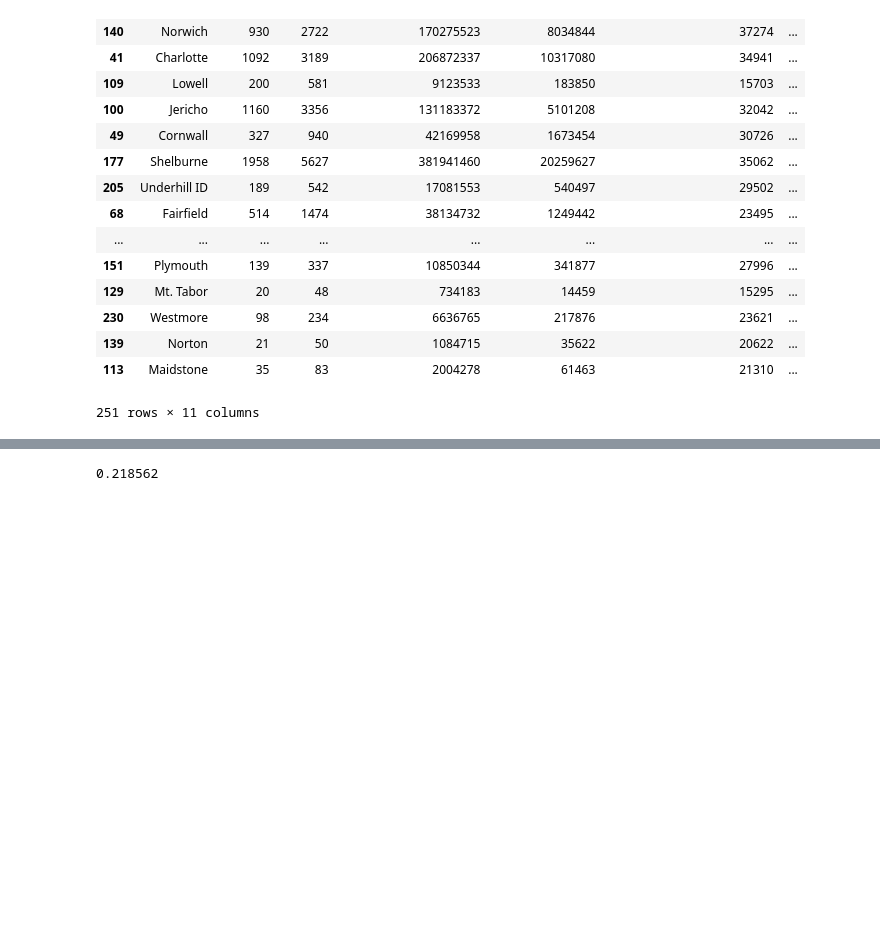
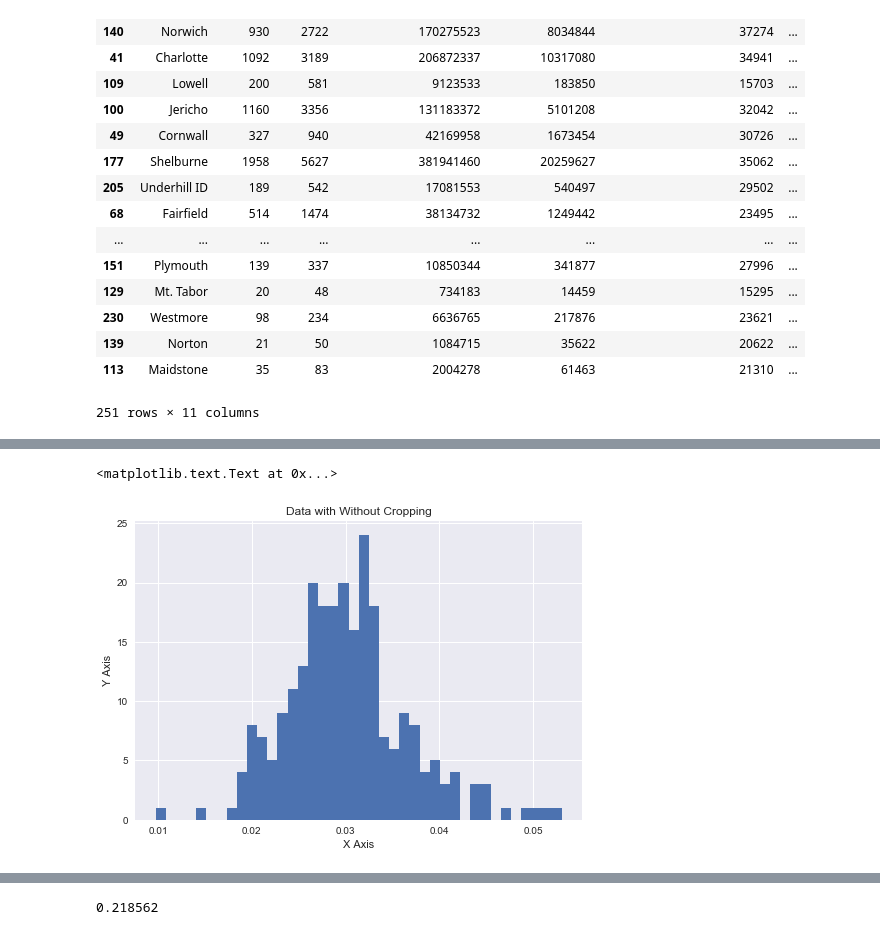
Before and after one commit to kefortney/Vermont-Open-Data, a Jupyter notebook: Income_Stats_2014_Family_By_Town.ipynb, the cells around one changed output, grey strips where cells are left out. Cells and saved outputs as stored; diff of their text form; code cells hidden in the pictures; blank space fills up the shorter version.

```diff
--- a/Income_Stats_2014_Family_By_Town.ipynb
+++ b/Income_Stats_2014_Family_By_Town.ipynb
@@ -84,0 +96,10 @@ wholedf.sort_values(by='returnexempt',ascending=0)
+# %%
+plt.hist(df['taxoverincome'], bins=40)
+plt.xlim()
+plt.ylim()
+plt.ylabel('Y Axis')
+plt.xlabel('X Axis')
+plt.title('Data with Without Cropping')
+# %% [output]
+<matplotlib.text.Text at 0x...>
+[figure, added]
```
Also changed, not shown: parts of 4 cells of this notebook.
